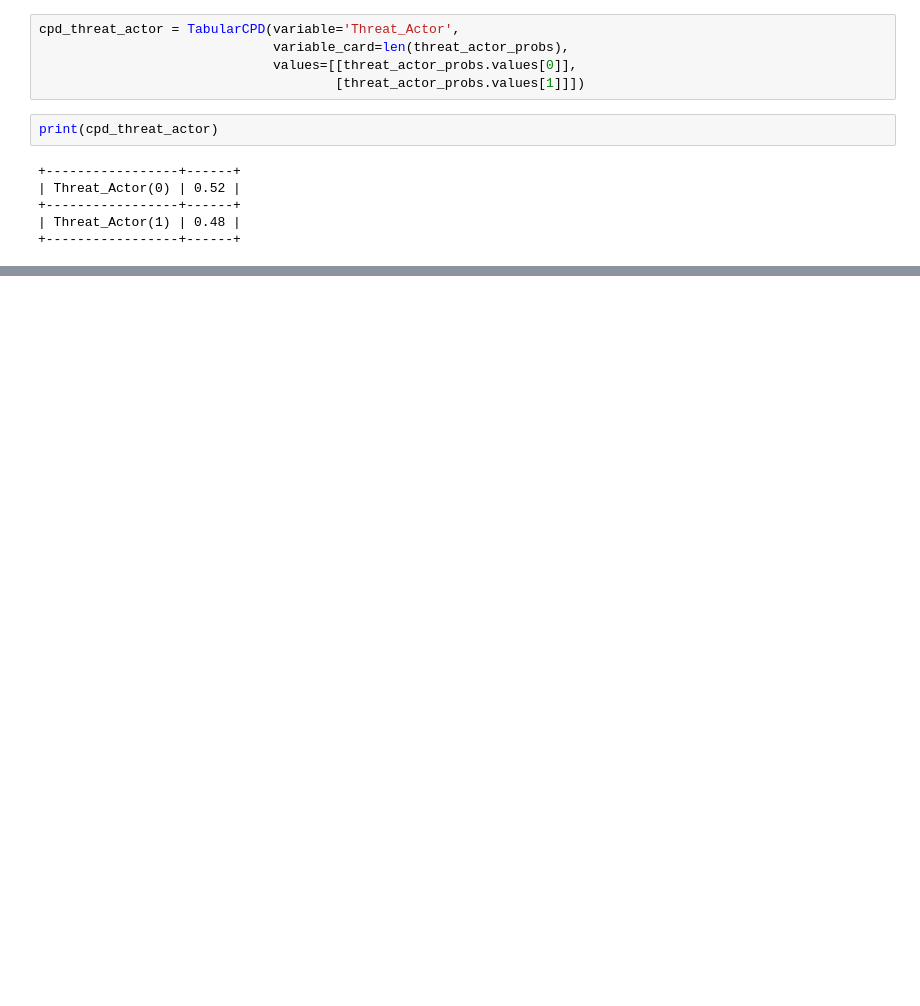
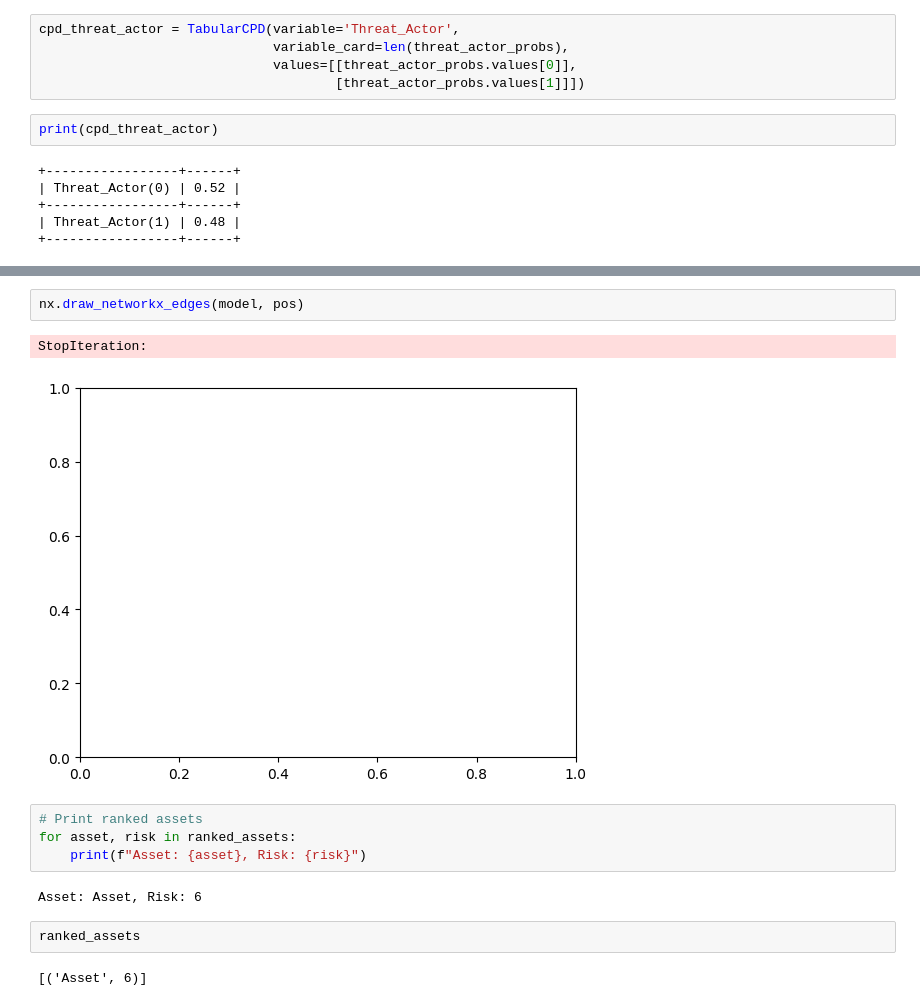
Before and after one commit to Swaroop-Srisailam/Bayesian-Risk-Assessment-using-Cybersecurity-Data, a Jupyter notebook: main.ipynb, the cells around one changed output, grey strips where cells are left out. Drawn from its saved outputs; the diff is of its cells as text; blank space fills up the shorter version.

```diff
--- a/main.ipynb
+++ b/main.ipynb
@@ -203,0 +268,15 @@ print(cpd_attack_vector)
+# %%
+nx.draw_networkx_edges(model, pos)
+# %% [output]
+StopIteration:
+[figure, added]
+# %%
+# Print ranked assets
+for asset, risk in ranked_assets:
+    print(f"Asset: {asset}, Risk: {risk}")
+# %% [output]
+Asset: Asset, Risk: 6
+# %%
+ranked_assets
+# %% [output]
+[('Asset', 6)]
```
Also changed, not shown: parts of 51 cells of this notebook.
